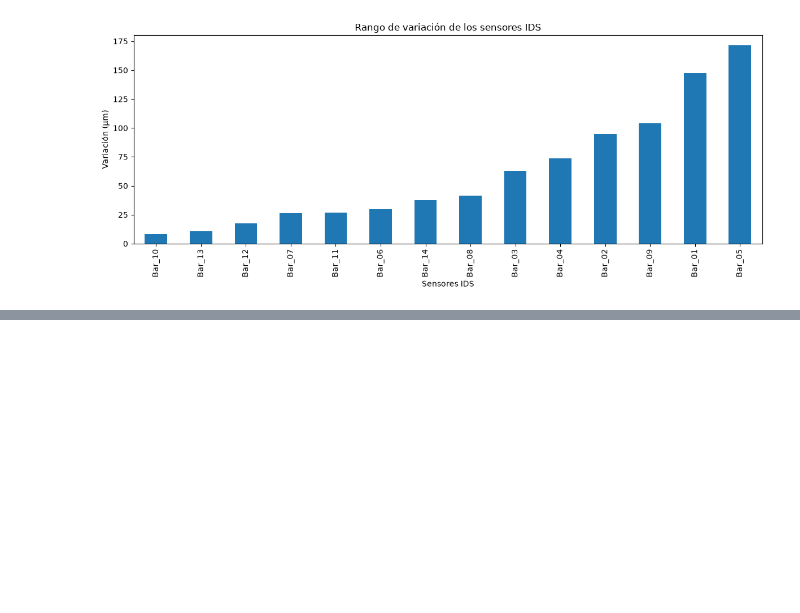
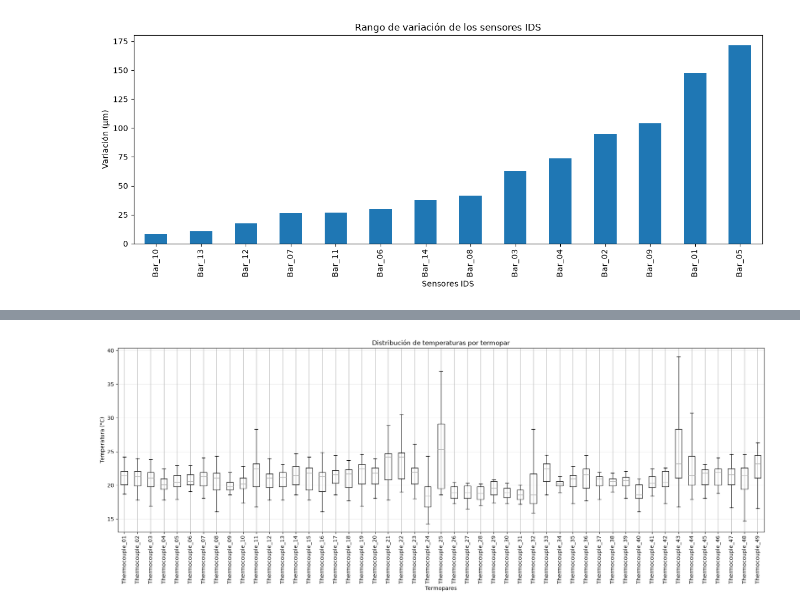
Before and after one commit to mochilooo/cnc-machine-thermal-analysis, a Jupyter notebook: EDA_YERAY.ipynb, the cells around one changed output, grey strips where cells are left out. Saved outputs shown, nothing was run; the diff lists cells and outputs as text; code cells hidden in the pictures; blank space fills up the shorter version.

```diff
--- a/EDA_YERAY.ipynb
+++ b/EDA_YERAY.ipynb
@@ -288,14 +288,14 @@ Mínimo: 1730875807
 Máximo: 1731073367
 Valores diferentes: 89389
 # %%
-# Check sampling frequency
+# Comprobar frecuencia de muestreo
 
 cnc["Date"] = pd.to_datetime(cnc["Date"])
-sensors["Date"] = pd.to_datetime(sensors["Date"])
+sensores["Date"] = pd.to_datetime(sensores["Date"])
 
-print("CNC sampling intervals:")
+print("Intervalos de muestreo CNC:")
 print(cnc["Date"].diff().value_counts().head())
 
-print("\nSensor sampling intervals:")
-print(sensors["Date"].diff().value_counts().head())
+print("\nIntervalos de muestreo sensores:")
+print(sensores["Date"].diff().value_counts().head())
 # %% [output]
@@ -1033,0 +1333,19 @@ plt.show()
+# %%
+# Comparar la distribución de temperaturas de los 49 termopares
+
+plt.figure(figsize=(18, 7))
+
+subset_termopares.boxplot(
+    rot=90,
+    showfliers=False
+)
+
+plt.title("Distribución de temperaturas por termopar")
+plt.xlabel("Termopares")
+plt.ylabel("Temperatura (°C)")
+plt.grid(axis="y", alpha=0.3)
+
+plt.tight_layout()
+plt.show()
+# %% [output]
+[figure, added]
```
Also changed, not shown: parts of 113 cells of this notebook, 2 other files.
